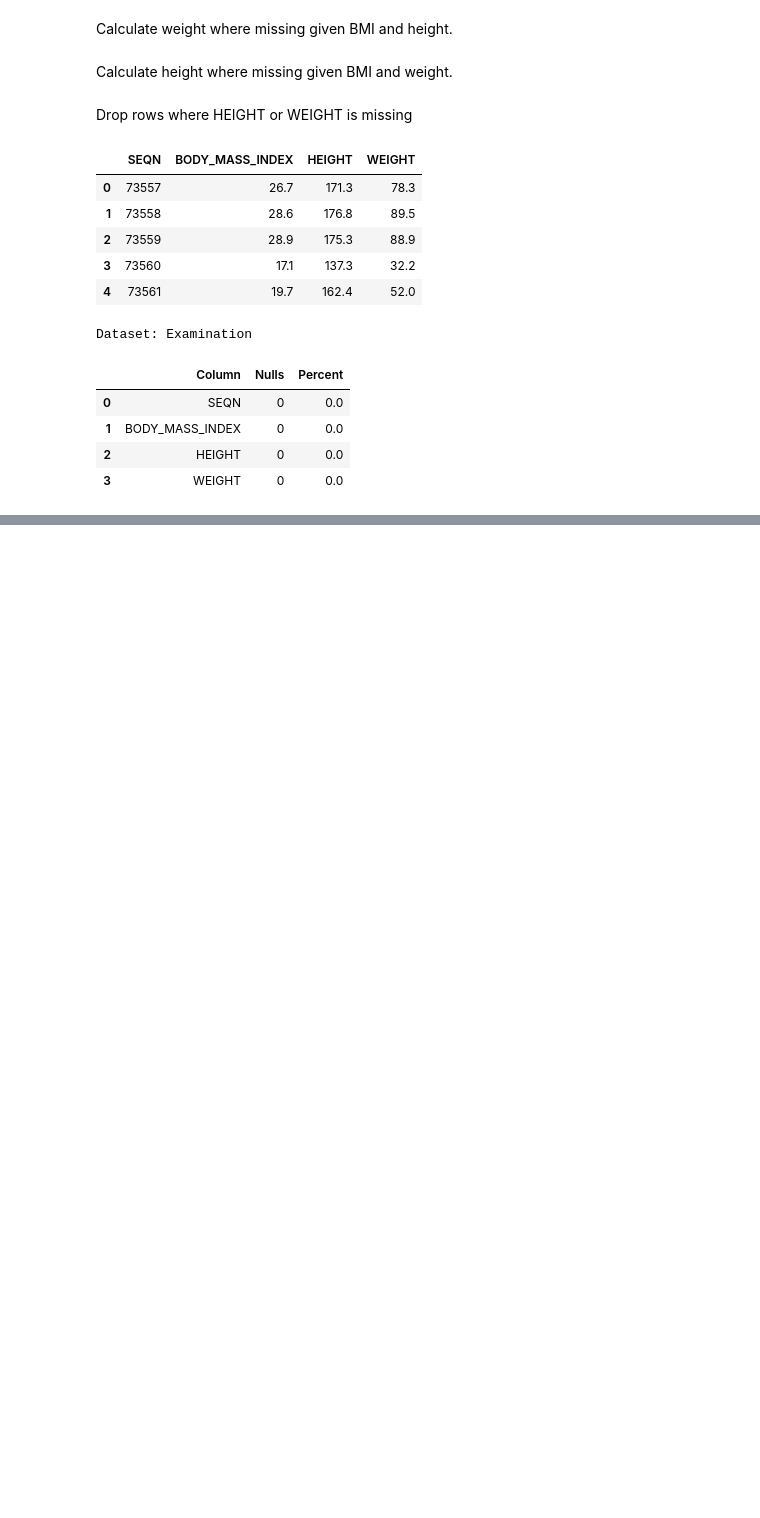
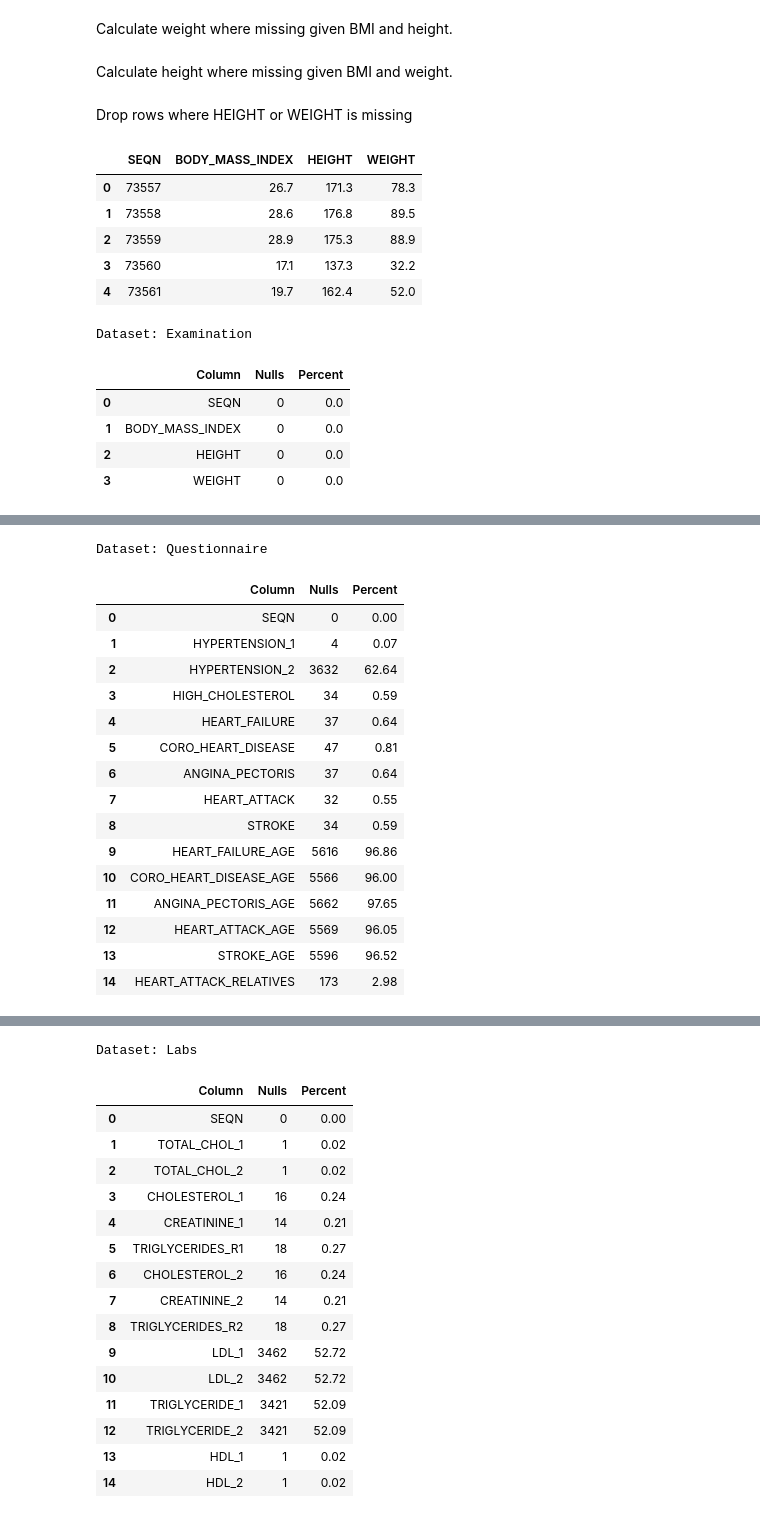
Before and after one commit to FrancoPalavicinoG/cellia, a Jupyter notebook: notebooks/02_ETL.ipynb, the cells around one changed output, grey strips where cells are left out. Drawn from its saved outputs; the diff is of its cells as text; code cells hidden in the pictures; blank space fills up the shorter version.

```diff
--- a/notebooks/02_ETL.ipynb
+++ b/notebooks/02_ETL.ipynb
@@ -208,0 +276,23 @@ Dataset: Examination
+# %%
+def drop_high_null_rows(df, threshold=0.7, id_col="SEQN", exclude_cols=None, return_dropped=False):
+    if exclude_cols is None:
+        exclude_cols = []
+
+    # columns used to compute null fraction (exclude id_col + any extra)
+    cols_for_calc = [c for c in df.columns if c not in exclude_cols + [id_col]]
+    if not cols_for_calc:
+        raise ValueError("No columns left to evaluate null fraction. Check exclude_cols and id_col.")
+
+    # fraction null per row computed only on cols_for_calc
+    null_frac = df[cols_for_calc].isnull().mean(axis=1)
+
+    # mask of rows to drop
+    mask_drop = null_frac > threshold
+
+    dropped_df = df.loc[mask_drop].copy()
+    kept_df   = df.loc[~mask_drop].copy()
+
+    print(f"Dropped {mask_drop.sum()} rows out of {len(df)} (threshold {threshold*100:.0f}%)")
+    if return_dropped:
+        return kept_df, dropped_df
+    return kept_df
@@ -208,0 +305,6 @@ Dataset: Examination
+# %%
+display(df_quest.head())
+null_summary(df_quest, "Questionnaire")
+display(df_lab.head())
+null_summary(df_lab, "Labs")
+# %% [output]
@@ -208,0 +317,17 @@ Dataset: Examination
+Dataset: Questionnaire
+|  | Column | Nulls | Percent |
+| 0 | SEQN | 0 | 0.00 |
+| 1 | HYPERTENSION_1 | 4 | 0.07 |
+| 2 | HYPERTENSION_2 | 3632 | 62.64 |
+| 3 | HIGH_CHOLESTEROL | 34 | 0.59 |
+| 4 | HEART_FAILURE | 37 | 0.64 |
+| 5 | CORO_HEART_DISEASE | 47 | 0.81 |
+| 6 | ANGINA_PECTORIS | 37 | 0.64 |
+| 7 | HEART_ATTACK | 32 | 0.55 |
+| 8 | STROKE | 34 | 0.59 |
+| 9 | HEART_FAILURE_AGE | 5616 | 96.86 |
+| 10 | CORO_HEART_DISEASE_AGE | 5566 | 96.00 |
+| 11 | ANGINA_PECTORIS_AGE | 5662 | 97.65 |
+| 12 | HEART_ATTACK_AGE | 5569 | 96.05 |
+| 13 | STROKE_AGE | 5596 | 96.52 |
+| 14 | HEART_ATTACK_RELATIVES | 173 | 2.98 |
@@ -208,0 +340,17 @@ Dataset: Examination
+Dataset: Labs
+|  | Column | Nulls | Percent |
+| 0 | SEQN | 0 | 0.00 |
+| 1 | TOTAL_CHOL_1 | 1 | 0.02 |
+| 2 | TOTAL_CHOL_2 | 1 | 0.02 |
+| 3 | CHOLESTEROL_1 | 16 | 0.24 |
+| 4 | CREATININE_1 | 14 | 0.21 |
+| 5 | TRIGLYCERIDES_R1 | 18 | 0.27 |
+| 6 | CHOLESTEROL_2 | 16 | 0.24 |
+| 7 | CREATININE_2 | 14 | 0.21 |
+| 8 | TRIGLYCERIDES_R2 | 18 | 0.27 |
+| 9 | LDL_1 | 3462 | 52.72 |
+| 10 | LDL_2 | 3462 | 52.72 |
+| 11 | TRIGLYCERIDE_1 | 3421 | 52.09 |
+| 12 | TRIGLYCERIDE_2 | 3421 | 52.09 |
+| 13 | HDL_1 | 1 | 0.02 |
+| 14 | HDL_2 | 1 | 0.02 |
```
Also changed, not shown: parts of 16 cells of this notebook.
